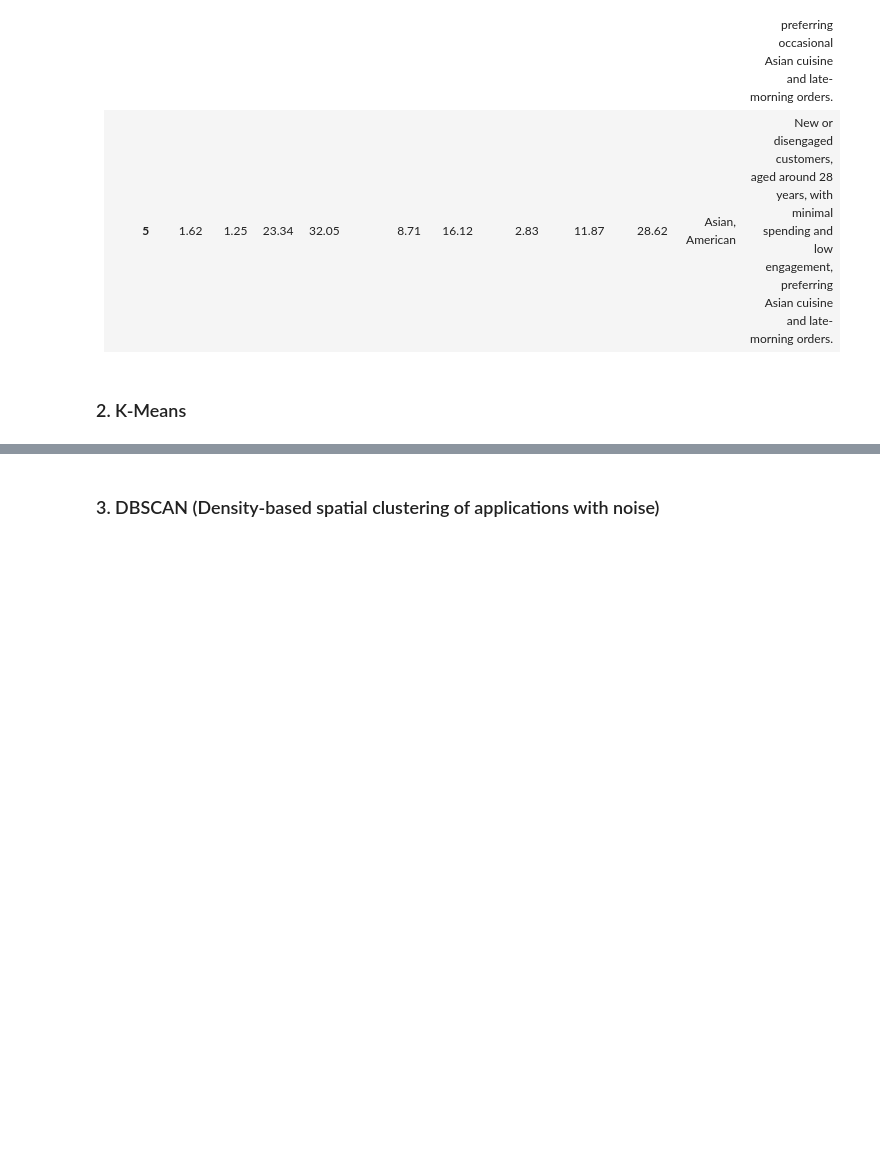
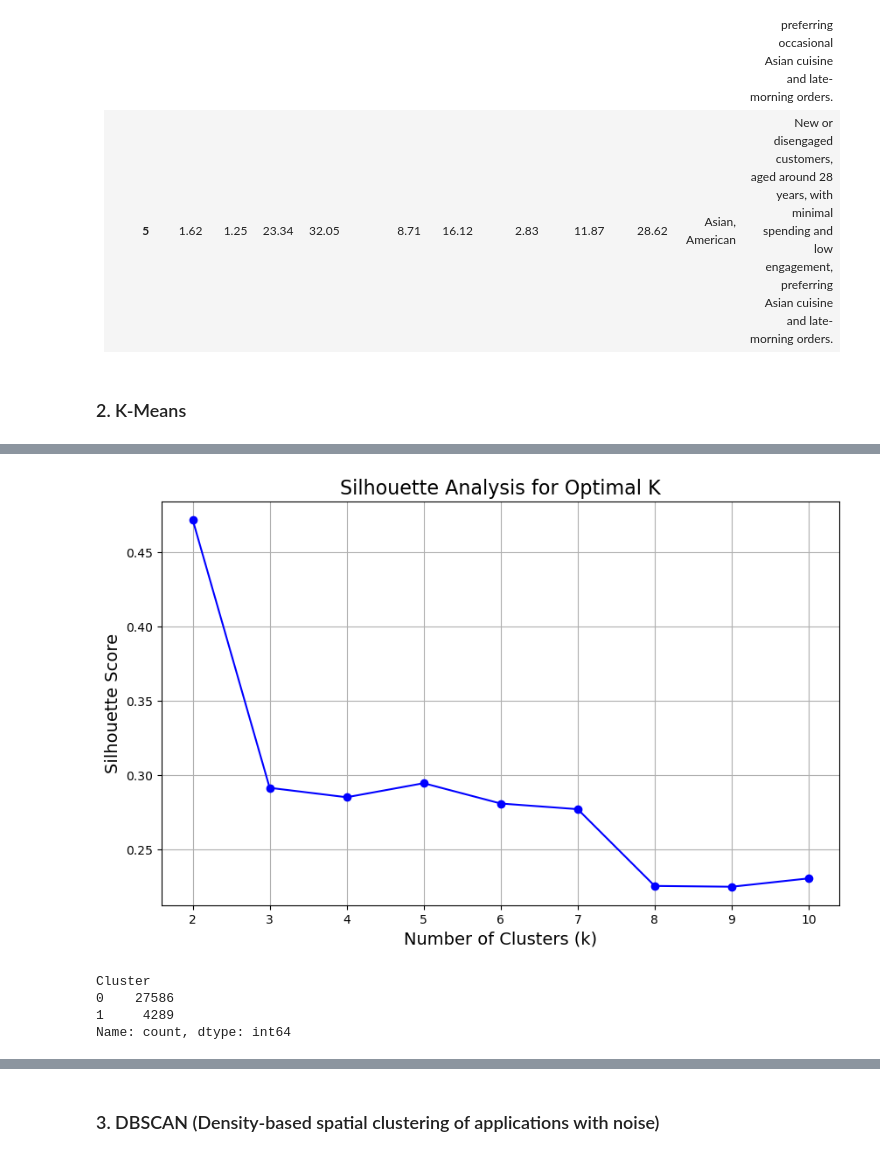
Before and after one commit to MiguelMangerona/Data-Mining-Project, a Jupyter notebook: Clustering.ipynb, the cells around one changed output, grey strips where cells are left out. Drawn from its saved outputs; the diff is of its cells as text; code cells hidden in the pictures; blank space fills up the shorter version.

Commit message:
Kmeans

```diff
--- a/Clustering.ipynb
+++ b/Clustering.ipynb
@@ -153,3 +202,23 @@ print(cuisine_analysis)
 | **5**       | 1.62             | 1.25         | 23.34            | 32.05          | 8.71                    | 16.12           | 2.83                     | 11.87                    | 28.62           | Asian, American                 | New or disengaged customers, aged around 28 years, with minimal spending and low engagement, preferring Asian cuisine and late-morning orders. |
 # %% [markdown]
 ### 2. K-Means ###
+# %%
+# Use cluster_features to select relevant columns from your DataFrame
+X = df[cluster_features]  # Select only the specified features
+# %%
+# Define the range of clusters to evaluate
+range_clusters = range(2, 11)  # k from 2 to 10
+
+# Store silhouette scores
+silhouette_scores = []
+
+for k in range_clusters:
+    # Initialize and fit K-Means
+    kmeans = KMeans(n_clusters=k, init='k-means++', n_init=15, random_state=1)
+    cluster_labels = kmeans.fit_predict(X)  # Use selected features from cluster_features
+
+    # Compute silhouette score
+    silhouette_avg = silhouette_score(X, cluster_labels)
+    silhouette_scores.append(silhouette_avg)
+
+    print(f"For n_clusters = {k}, the silhouette score is {silhouette_avg:.3f}")
@@ -155,0 +235,28 @@ print(cuisine_analysis)
+# %%
+# Plot the silhouette scores
+plt.figure(figsize=(10, 6))
+plt.plot(range_clusters, silhouette_scores, marker='o', linestyle='-', color='b')
+plt.title("Silhouette Analysis for Optimal K", fontsize=16)
+plt.xlabel("Number of Clusters (k)", fontsize=14)
+plt.ylabel("Silhouette Score", fontsize=14)
+plt.xticks(range_clusters)
+plt.grid(True)
+plt.show()
+# %% [output]
+[figure, added]
+# %%
+# Perform K-Means with the optimal number of clusters
+optimal_k = 2
+kmeans = KMeans(n_clusters=optimal_k, init='k-means++', n_init=15, random_state=1)
+cluster_labels = kmeans.fit_predict(df[cluster_features])
+
+# Add the cluster labels to your original DataFrame
+df['Cluster'] = cluster_labels
+
+# Inspect the number of observations in each cluster
+print(df['Cluster'].value_counts())
+# %% [output]
+Cluster
+0    27586
+1     4289
+Name: count, dtype: int64
```
Also changed, not shown: parts of 14 cells of this notebook.
